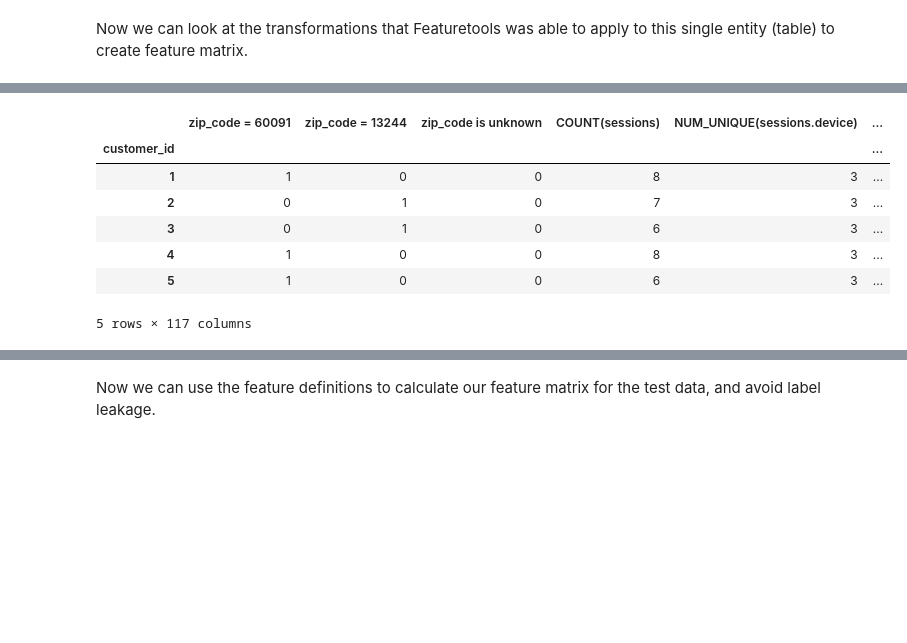
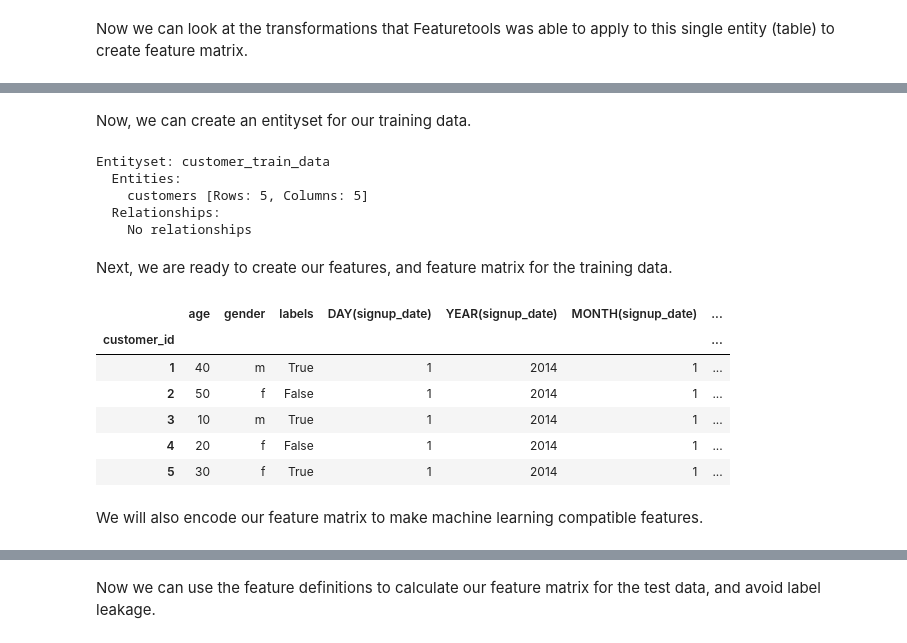
Before and after one commit to alteryx/featuretools, a Jupyter notebook: docs/source/guides/frequently_asked_questions.ipynb, the cells around one changed output, grey strips where cells are left out. Saved outputs shown, nothing was run; the diff lists cells and outputs as text; code cells hidden in the pictures; blank space fills up the shorter version.

```diff
--- a/docs/source/guides/frequently_asked_questions.ipynb
+++ b/docs/source/guides/frequently_asked_questions.ipynb
@@ -543,0 +548,7 @@ First, let's create our features, and feature matrix for the training data. We w
+# %%
+train_data = pd.DataFrame({"customer_id": [1, 2, 3, 4, 5],
+                           "age": [40, 50, 10, 20, 30],
+                           "gender": ["m", "f", "m", "f", "f"],
+                           "signup_date": pd.date_range('2014-01-01 01:41:50', periods=5, freq='25min'),
+                           "labels": [True, False, True, False, True]})
+train_data.head()
@@ -544,16 +562,30 @@ First, let's create our features, and feature matrix for the training data. We w
+# %% [markdown]
+Now, we can create an entityset for our training data.
+# %%
+es_train_data = ft.EntitySet(id="customer_train_data")
+es_train_data = es_train_data.entity_from_dataframe(entity_id="customers",
+                                                    dataframe=train_data,
+                                                    index="customer_id")
+es_train_data
+# %% [output]
+Entityset: customer_train_data
+  Entities:
+    customers [Rows: 5, Columns: 5]
+  Relationships:
+    No relationships
+# %% [markdown]
+Next, we are ready to create our features, and feature matrix for the training data.
 # %%
-es_train = ft.demo.load_mock_customer(return_entityset=True)
-
-feature_matrix_train, feature_defs = ft.dfs(entityset=es_train, target_entity="customers")
-
-feature_matrix_train_enc, features_enc = ft.encode_features(feature_matrix_train, feature_defs)
-feature_matrix_train_enc
+feature_matrix_train, feature_defs = ft.dfs(entityset=es_train_data,
+                                            target_entity="customers")
+feature_matrix_train
 # %% [output]
-|  | zip_code = 60091 | zip_code = 13244 | zip_code is unknown | COUNT(sessions) | NUM_UNIQUE(sessions.device) | ... |
-| customer_id |  |  |  |  |  | ... |
-| 1 | 1 | 0 | 0 | 8 | 3 | ... |
-| 2 | 0 | 1 | 0 | 7 | 3 | ... |
-| 3 | 0 | 1 | 0 | 6 | 3 | ... |
-| 4 | 1 | 0 | 0 | 8 | 3 | ... |
-| 5 | 1 | 0 | 0 | 6 | 3 | ... |
+|  | age | gender | labels | DAY(signup_date) | YEAR(signup_date) | MONTH(signup_date) | ... |
+| customer_id |  |  |  |  |  |  | ... |
+| 1 | 40 | m | True | 1 | 2014 | 1 | ... |
+| 2 | 50 | f | False | 1 | 2014 | 1 | ... |
+| 3 | 10 | m | True | 1 | 2014 | 1 | ... |
+| 4 | 20 | f | False | 1 | 2014 | 1 | ... |
+| 5 | 30 | f | True | 1 | 2014 | 1 | ... |
-5 rows × 117 columns
+# %% [markdown]
+We will also encode our feature matrix to make machine learning compatible features.
```
Also changed, not shown: parts of 43 cells of this notebook.
